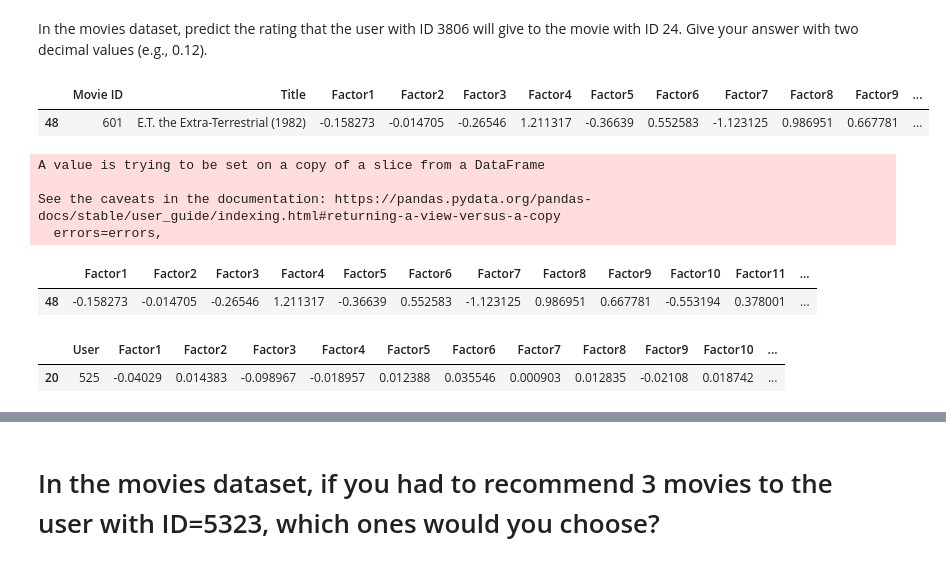
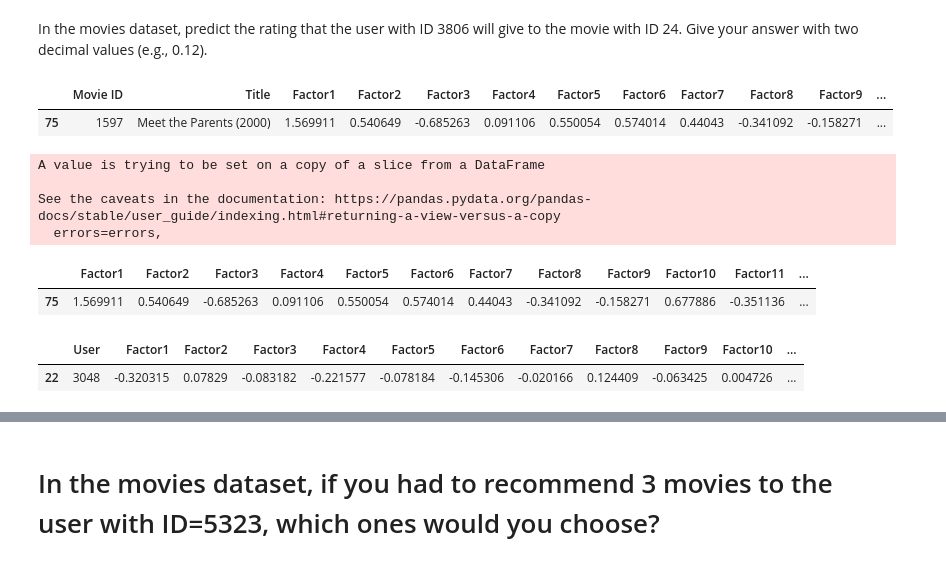
Before and after one commit to ihab09/CE888, a Jupyter notebook: lab4/my_recommender.ipynb, the cells around one changed output, grey strips where cells are left out. Saved outputs shown, nothing was run; the diff lists cells and outputs as text; code cells hidden in the pictures.

```diff
--- a/lab4/my_recommender.ipynb
+++ b/lab4/my_recommender.ipynb
@@ -415,11 +419,11 @@ predictions
 # %% [markdown]
 In the movies dataset, predict the rating that the user with ID 3806 will give to the movie with ID 24. Give your answer with two decimal values (e.g., 0.12).
 # %%
-mov_factor_vals = mov_items.loc[mov_items['Movie ID'] == 601]
+mov_factor_vals = mov_items.loc[mov_items['Movie ID'] == 1597]
 mov_factor_vals
 # %% [output]
 |  | Movie ID | Title | Factor1 | Factor2 | Factor3 | Factor4 | Factor5 | Factor6 | Factor7 | Factor8 | Factor9 | ... |
-| 48 | 601 | E.T. the Extra-Terrestrial (1982) | -0.158273 | -0.014705 | -0.26546 | 1.211317 | -0.36639 | 0.552583 | -1.123125 | 0.986951 | 0.667781 | ... |
+| 75 | 1597 | Meet the Parents (2000) | 1.569911 | 0.540649 | -0.685263 | 0.091106 | 0.550054 | 0.574014 | 0.44043 | -0.341092 | -0.158271 | ... |
 # %%
 mov_factor_vals.drop('Title', inplace=True, axis=1)
 mov_factor_vals.drop('Movie ID', inplace=True, axis=1)
@@ -430,13 +434,13 @@ A value is trying to be set on a copy of a slice from a DataFrame
 See the caveats in the documentation: https://pandas.pydata.org/pandas-docs/stable/user_guide/indexing.html#returning-a-view-versus-a-copy
   errors=errors,
 |  | Factor1 | Factor2 | Factor3 | Factor4 | Factor5 | Factor6 | Factor7 | Factor8 | Factor9 | Factor10 | Factor11 | ... |
-| 48 | -0.158273 | -0.014705 | -0.26546 | 1.211317 | -0.36639 | 0.552583 | -1.123125 | 0.986951 | 0.667781 | -0.553194 | 0.378001 | ... |
+| 75 | 1.569911 | 0.540649 | -0.685263 | 0.091106 | 0.550054 | 0.574014 | 0.44043 | -0.341092 | -0.158271 | 0.677886 | -0.351136 | ... |
 # %%
-user_factor_vals = mov_users.loc[mov_users['User'] == 525]
+user_factor_vals = mov_users.loc[mov_users['User'] == 3048]
 user_factor_vals
 # %% [output]
 |  | User | Factor1 | Factor2 | Factor3 | Factor4 | Factor5 | Factor6 | Factor7 | Factor8 | Factor9 | Factor10 | ... |
-| 20 | 525 | -0.04029 | 0.014383 | -0.098967 | -0.018957 | 0.012388 | 0.035546 | 0.000903 | 0.012835 | -0.02108 | 0.018742 | ... |
+| 22 | 3048 | -0.320315 | 0.07829 | -0.083182 | -0.221577 | -0.078184 | -0.145306 | -0.020166 | 0.124409 | -0.063425 | 0.004726 | ... |
 # %%
 user_factor_vals.drop('User', inplace=True, axis=1)
 user_factor_vals
```
Also changed, not shown: parts of 26 cells of this notebook.
